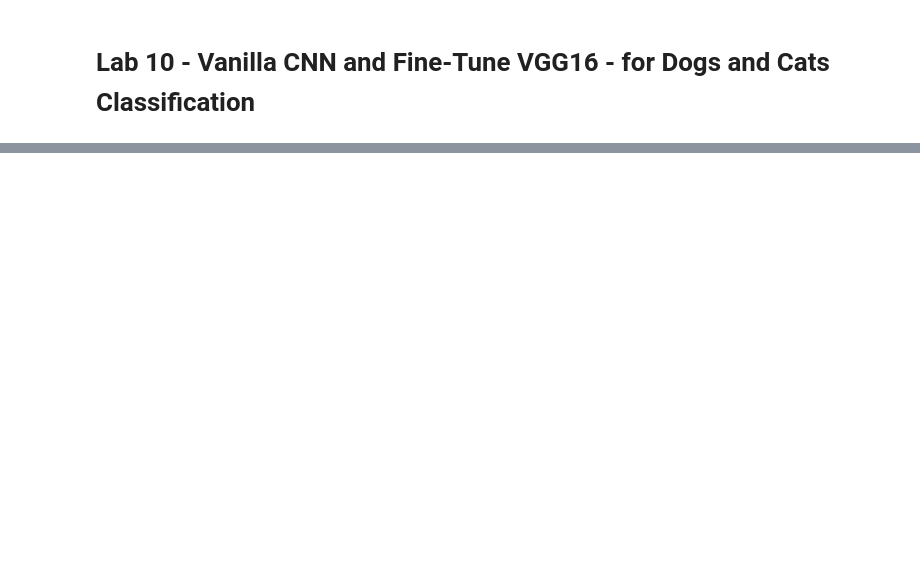
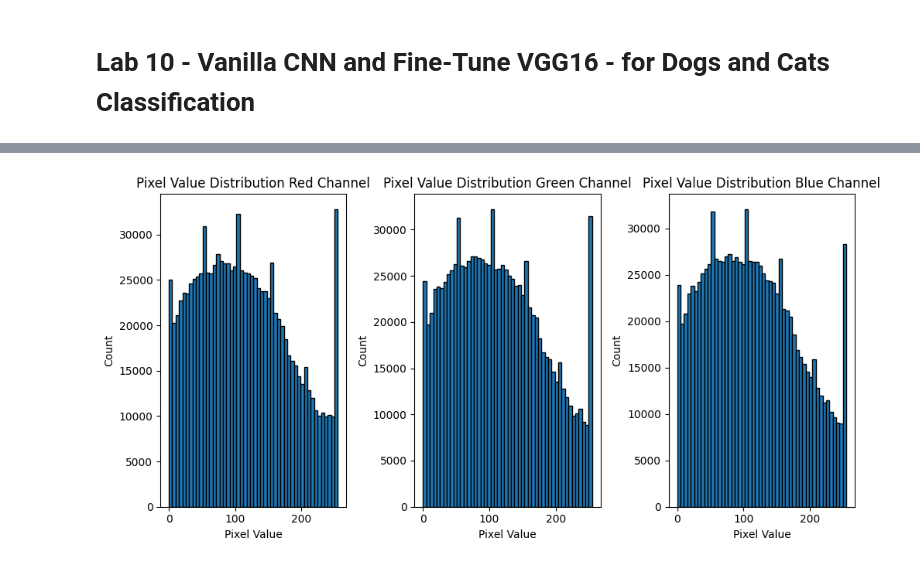
Before and after one commit to hemasree798/CSCN8010-labs, a Jupyter notebook: Dogs_vs_cats_classification.ipynb, the cells around one changed output, grey strips where cells are left out. Saved outputs shown, nothing was run; the diff lists cells and outputs as text; code cells hidden in the pictures; blank space fills up the shorter version.

```diff
--- a/Dogs_vs_cats_classification.ipynb
+++ b/Dogs_vs_cats_classification.ipynb
@@ -28,0 +94,4 @@ model_1_three_layers.compile(optimizer="adam",
+# %%
+# Initializing empty dictionary to store all the training, validation and testing images along with labels
+dataset_labels = {}
+dataset_images = {}
@@ -28,0 +114,26 @@ model_1_three_layers.compile(optimizer="adam",
+# %%
+# Plot the distribution of pixel values of all images in training dataset
+fig = plt.figure(figsize=(10, 5))
+all_training_images = dataset_images['Training']
+# subplot the distribution of pixel values in red channel of all images in training dataset
+plt.subplot(1, 3, 1)
+plt.hist(all_training_images[:,:,0].ravel(),  bins=50,edgecolor='black')
+plt.title('Pixel Value Distribution Red Channel')
+plt.xlabel('Pixel Value')
+plt.ylabel('Count')
+# subplot the distribution of pixel values in green channel of all images in training dataset
+plt.subplot(1, 3, 2)
+plt.hist(all_training_images[:,:,1].ravel(),  bins=50,edgecolor='black')
+plt.title('Pixel Value Distribution Green Channel')
+plt.xlabel('Pixel Value')
+plt.ylabel('Count')
+# subplot the distribution of pixel values in blue channel of all images in training dataset
+plt.subplot(1, 3, 3)
+plt.hist(all_training_images[:,:,2].ravel(),  bins=50,edgecolor='black')
+plt.title('Pixel Value Distribution Blue Channel')
+plt.xlabel('Pixel Value')
+plt.ylabel('Count')
+plt.tight_layout()
+plt.show()
+# %% [output]
+[figure, added]
```
Also changed, not shown: parts of 33 cells of this notebook, 3 other files.
